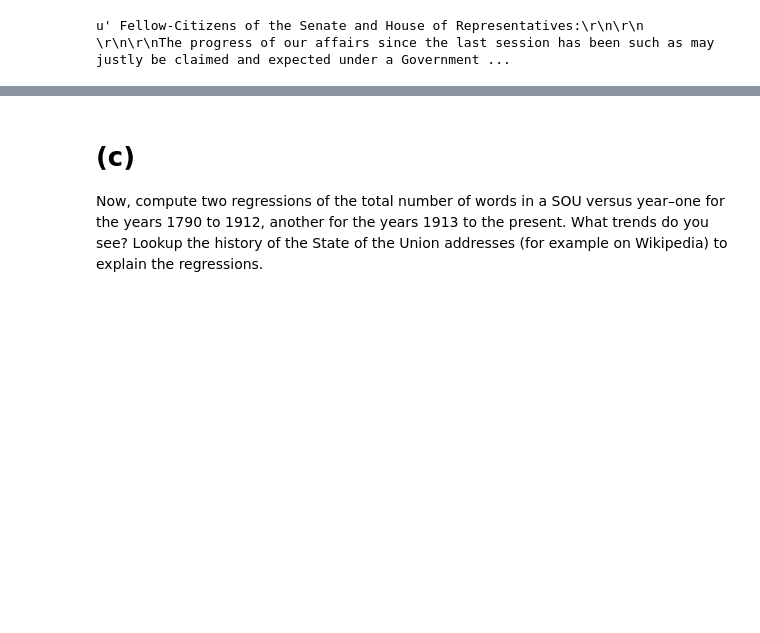
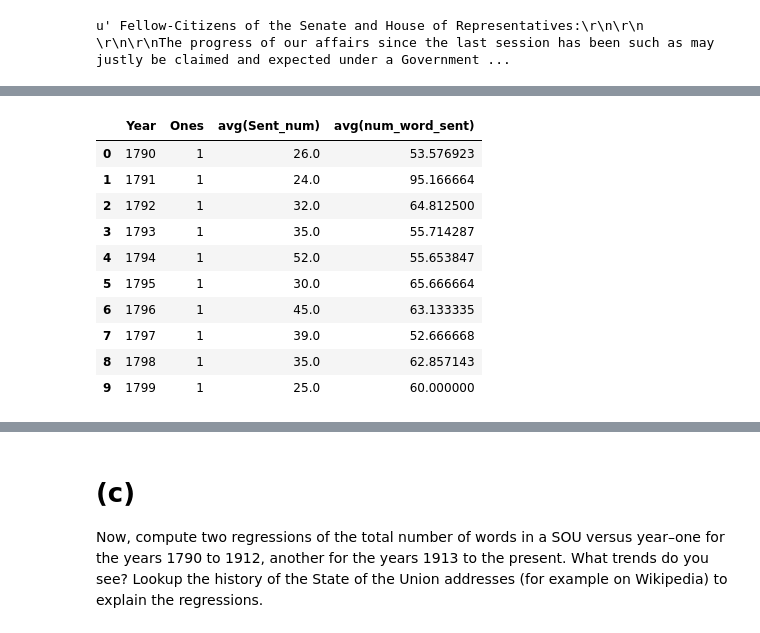
Before and after one commit to reidmcy/ML-Assigments, a Jupyter notebook: lsda/Assignment_1/assn1_prob4.ipynb, the cells around one changed output, grey strips where cells are left out. Cells and saved outputs as stored; diff of their text form; code cells hidden in the pictures; blank space fills up the shorter version.

```diff
--- a/lsda/Assignment_1/assn1_prob4.ipynb
+++ b/lsda/Assignment_1/assn1_prob4.ipynb
@@ -133,0 +114,15 @@ only showing top 10 rows
+# %%
+DF_b.insert(1, 'Ones', 1)
+#DF_b[:10]
+# %% [output]
+|  | Year | Ones | avg(Sent_num) | avg(num_word_sent) |
+| 0 | 1790 | 1 | 26.0 | 53.576923 |
+| 1 | 1791 | 1 | 24.0 | 95.166664 |
+| 2 | 1792 | 1 | 32.0 | 64.812500 |
+| 3 | 1793 | 1 | 35.0 | 55.714287 |
+| 4 | 1794 | 1 | 52.0 | 55.653847 |
+| 5 | 1795 | 1 | 30.0 | 65.666664 |
+| 6 | 1796 | 1 | 45.0 | 63.133335 |
+| 7 | 1797 | 1 | 39.0 | 52.666668 |
+| 8 | 1798 | 1 | 35.0 | 62.857143 |
+| 9 | 1799 | 1 | 25.0 | 60.000000 |
```
Also changed, not shown: parts of 15 cells of this notebook.
